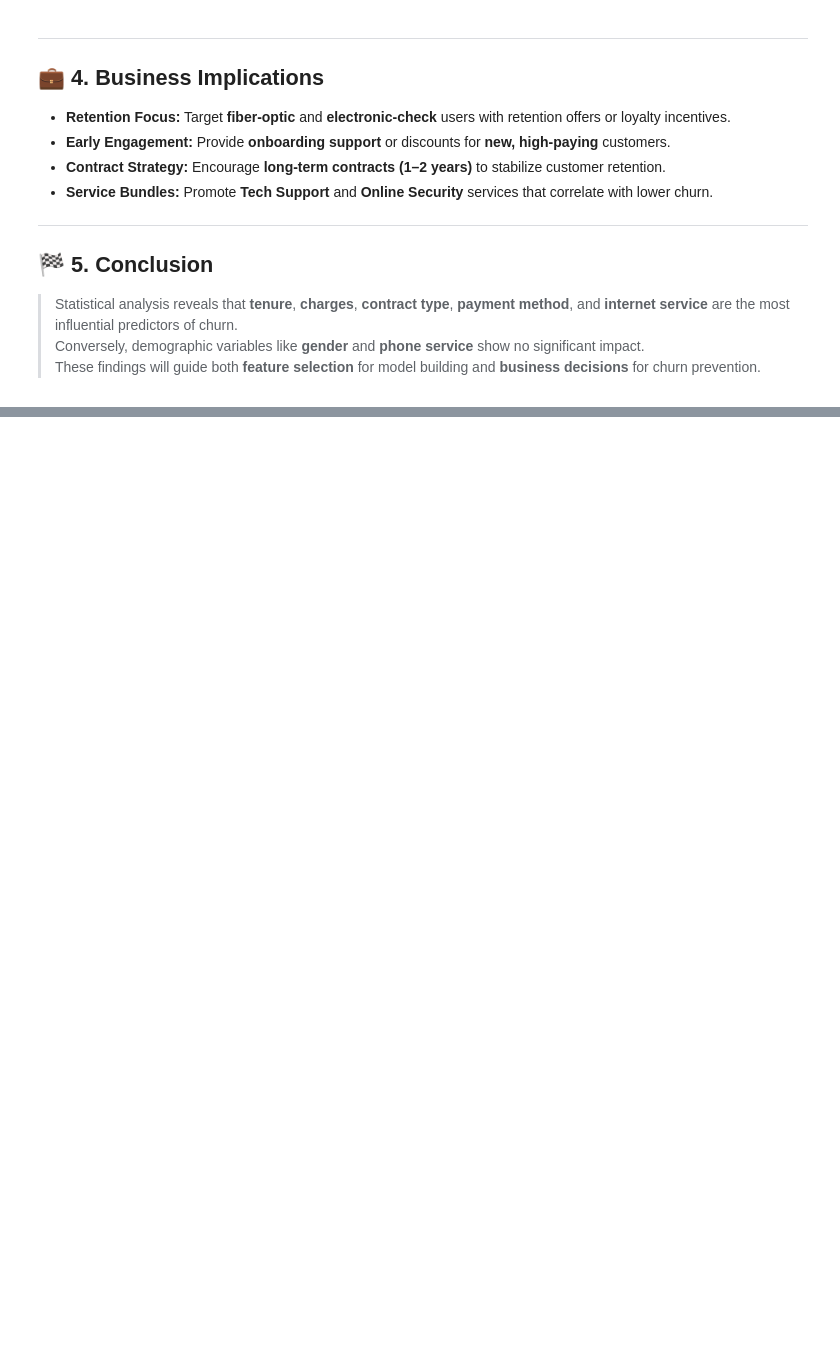
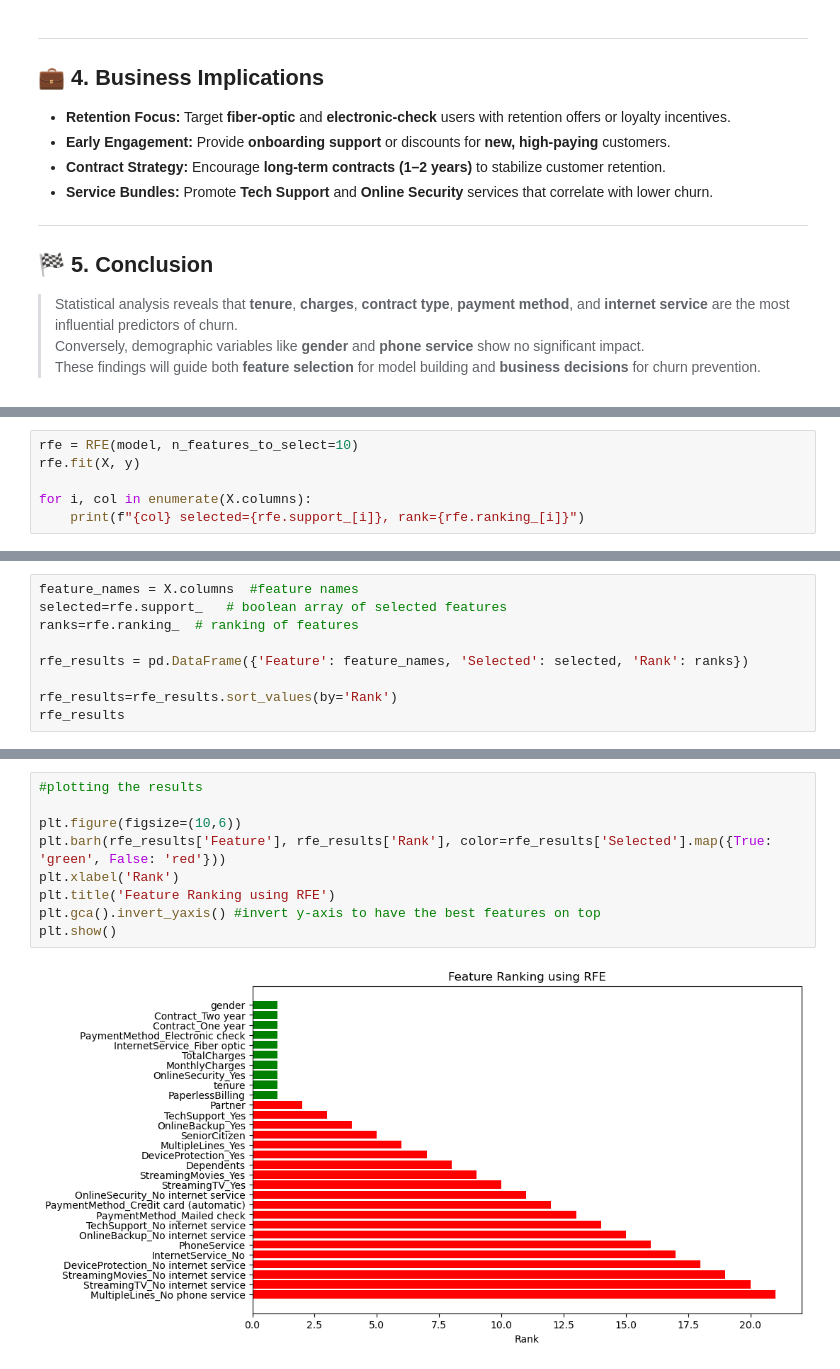
Before and after one commit to nhahub/NHA-010, a Jupyter notebook: notebooks/feature_engineering.ipynb, the cells around one changed output, grey strips where cells are left out. Saved outputs shown, nothing was run; the diff lists cells and outputs as text; blank space fills up the shorter version.

```diff
--- a/notebooks/feature_engineering.ipynb
+++ b/notebooks/feature_engineering.ipynb
@@ -133,0 +189,6 @@ Customers who are new (low tenure) and have higher monthly charges are the most
+# %%
+rfe = RFE(model, n_features_to_select=10)
+rfe.fit(X, y)
+
+for i, col in enumerate(X.columns):
+    print(f"{col} selected={rfe.support_[i]}, rank={rfe.ranking_[i]}")
@@ -133,0 +213,9 @@ Customers who are new (low tenure) and have higher monthly charges are the most
+# %%
+feature_names = X.columns  #feature names
+selected=rfe.support_   # boolean array of selected features
+ranks=rfe.ranking_  # ranking of features
+
+rfe_results = pd.DataFrame({'Feature': feature_names, 'Selected': selected, 'Rank': ranks})
+
+rfe_results=rfe_results.sort_values(by='Rank')
+rfe_results
@@ -133,0 +240,11 @@ Customers who are new (low tenure) and have higher monthly charges are the most
+# %%
+#plotting the results
+
+plt.figure(figsize=(10,6))
+plt.barh(rfe_results['Feature'], rfe_results['Rank'], color=rfe_results['Selected'].map({True: 'green', False: 'red'}))
+plt.xlabel('Rank')
+plt.title('Feature Ranking using RFE')
+plt.gca().invert_yaxis() #invert y-axis to have the best features on top
+plt.show()
+# %% [output]
+[figure, added]
```
Also changed, not shown: parts of 11 cells of this notebook, 1 other file.
